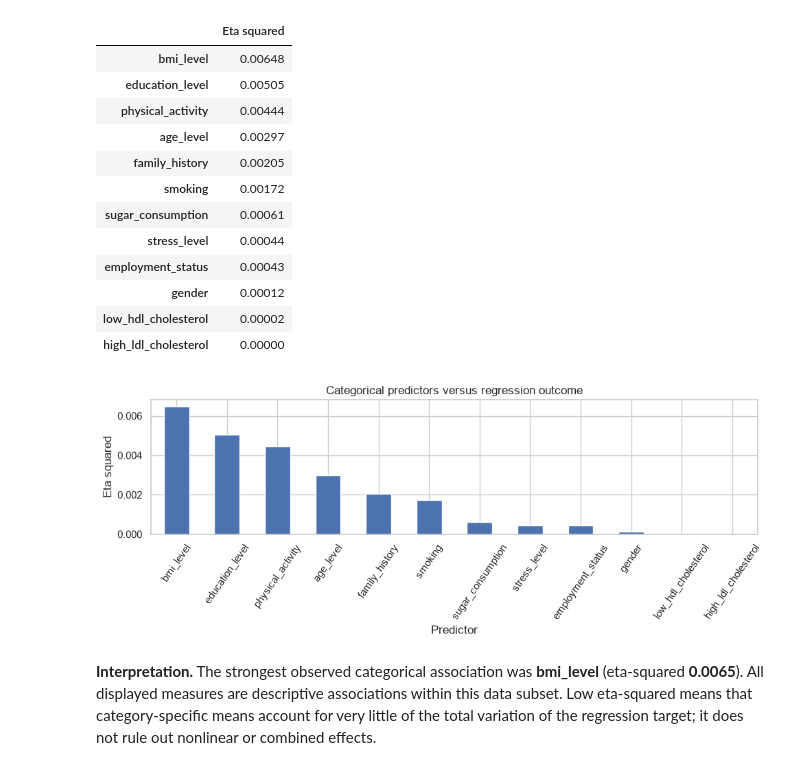
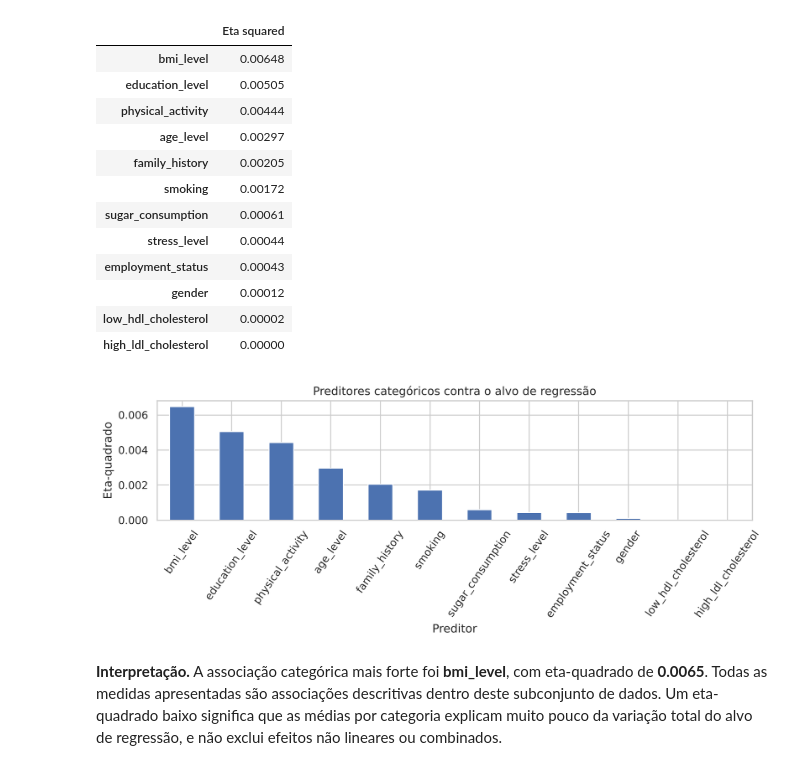
Before and after one commit to LadyCiaradh/APRAU_1131504_1250515_1220638, a Jupyter notebook: notebooks/APRAU_Group26.ipynb, the cells around one changed output. Cells and saved outputs as stored; diff of their text form; code cells hidden in the pictures.

```diff
--- a/notebooks/APRAU_Group26.ipynb
+++ b/notebooks/APRAU_Group26.ipynb
@@ -224,41 +229,42 @@ Top absolute Pearson correlations with regression target:
 # %%
-# Complement Pearson correlations with descriptive group comparisons for categorical predictors.
+# Complementa as correlações de Pearson com comparações descritivas entre grupos categóricos.
 def eta_squared(category, target):
     valid = pd.DataFrame({'cat': category, 'target': target}).dropna()
     if valid.empty:
         return np.nan
     overall = valid['target'].mean()
     total_ss = ((valid['target'] - overall)**2).sum()
     between_ss = sum(len(g) * (g['target'].mean() - overall)**2
                      for _, g in valid.groupby('cat', observed=True))
     return between_ss / total_ss if total_ss > 0 else np.nan
 
 categorical_features = df.select_dtypes(exclude='number').columns.drop('target_class')
 eta_results = pd.Series({col: eta_squared(df[col], df['target_regression'])
                          for col in categorical_features}, name='Eta squared').sort_values(ascending=False)
 display(eta_results.to_frame().round(5))
 fig, ax = plt.subplots(figsize=(10, 4))
 eta_results.plot(kind='bar', ax=ax)
-ax.set(title='Categorical predictors versus regression outcome', ylabel='Eta squared', xlabel='Predictor')
+ax.set(title='Preditores categóricos contra o alvo de regressão',
+       ylabel='Eta-quadrado', xlabel='Preditor')
 ax.tick_params(axis='x', rotation=55)
 plt.tight_layout(); plt.show()
-display(Markdown(f'''**Interpretation.** The strongest observed categorical association was **{eta_results.index[0]}** (eta-squared **{eta_results.iloc[0]:.4f}**). All displayed measures are descriptive associations within this data subset. Low eta-squared means that category-specific means account for very little of the total variation of the regression target; it does not rule out nonlinear or combined effects.'''))
+display(Markdown(f'''**Interpretação.** A associação categórica mais forte foi **{eta_results.index[0]}**, com eta-quadrado de **{eta_results.iloc[0]:.4f}**. Todas as medidas apresentadas são associações descritivas dentro deste subconjunto de dados. Um eta-quadrado baixo significa que as médias por categoria explicam muito pouco da variação total do alvo de regressão, e não exclui efeitos não lineares ou combinados.'''))
 # %% [output]
 |  | Eta squared |
 | bmi_level | 0.00648 |
 | education_level | 0.00505 |
 | physical_activity | 0.00444 |
 | age_level | 0.00297 |
 | family_history | 0.00205 |
 | smoking | 0.00172 |
 | sugar_consumption | 0.00061 |
 | stress_level | 0.00044 |
 | employment_status | 0.00043 |
 | gender | 0.00012 |
 | low_hdl_cholesterol | 0.00002 |
 | high_ldl_cholesterol | 0.00000 |
-[figure, old version]
+[figure, new version]
-**Interpretation.** The strongest observed categorical association was **bmi_level** (eta-squared **0.0065**). All displayed measures are descriptive associations within this data subset. Low eta-squared means that category-specific means account for very little of the total variation of the regression target; it does not rule out nonlinear or combined effects.
+**Interpretação.** A associação categórica mais forte foi **bmi_level**, com eta-quadrado de **0.0065**. Todas as medidas apresentadas são associações descritivas dentro deste subconjunto de dados. Um eta-quadrado baixo significa que as médias por categoria explicam muito pouco da variação total do alvo de regressão, e não exclui efeitos não lineares ou combinados.
 # %%
 fig, axes = plt.subplots(1, 3, figsize=(15, 4))
 for ax, var in zip(axes, ['HbA1c_level', 'bmi', 'crp_level']):
```
Also changed, not shown: parts of 56 cells of this notebook, 2 other files.
